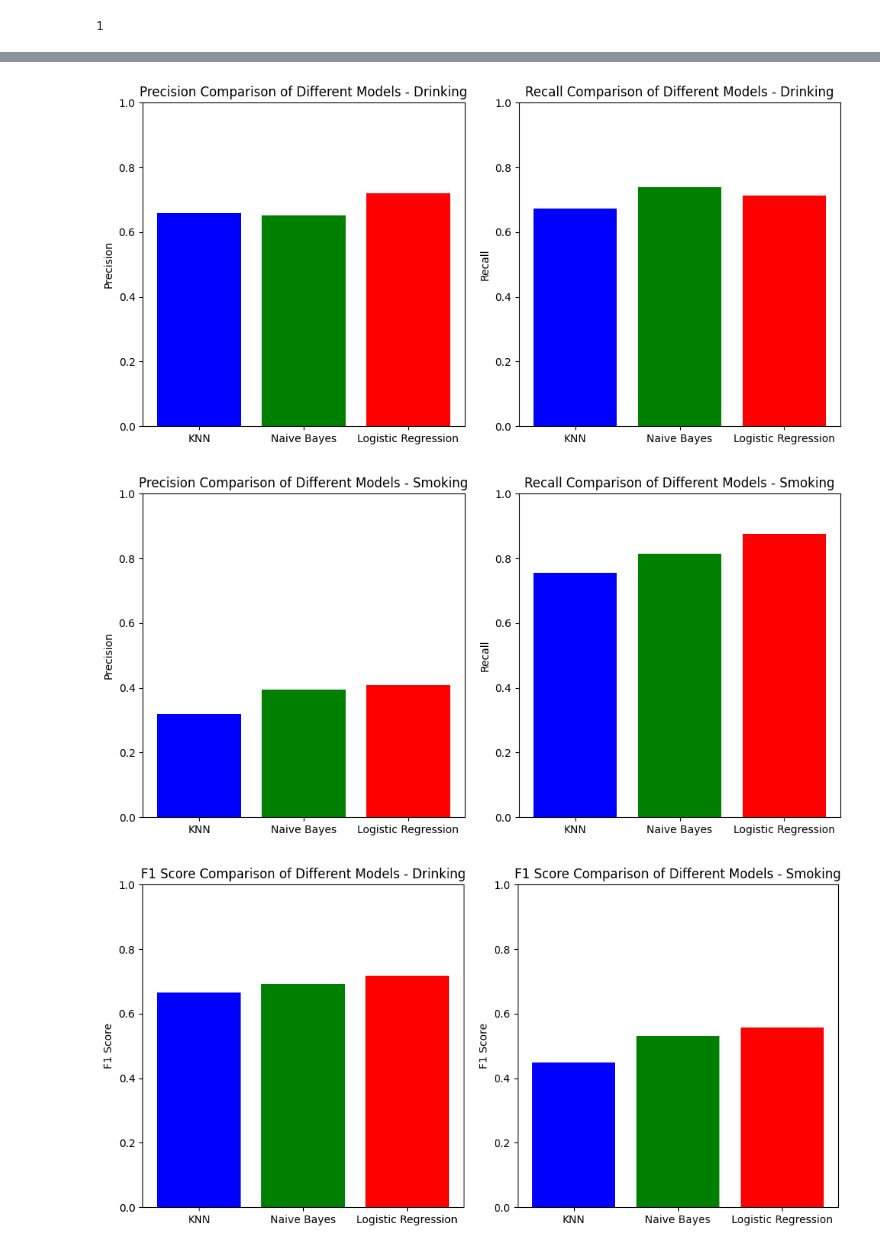
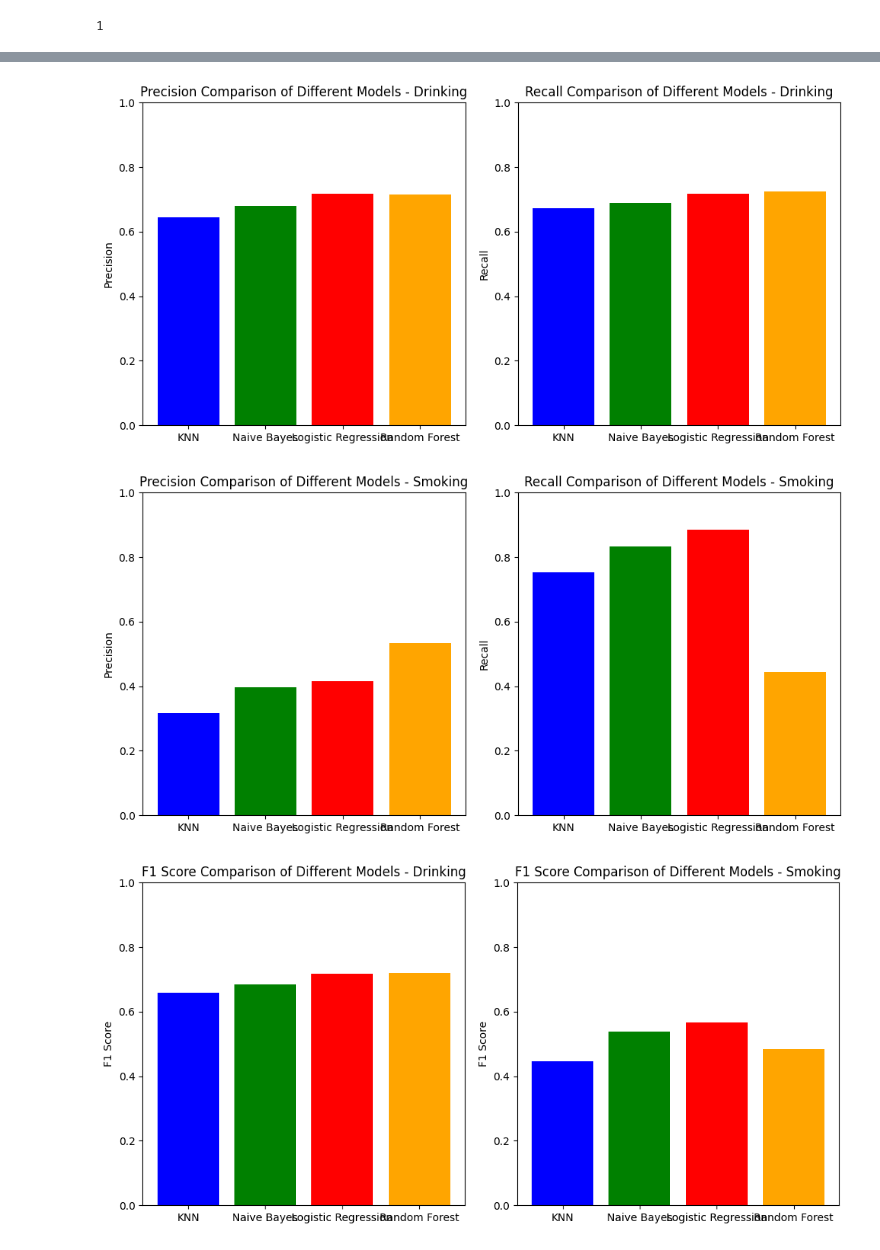
Before and after one commit to k-m-abrar-ahsan/Smoking-and-Drinking-Dataset-with-body-signal, a Jupyter notebook: main.ipynb, the cells around one changed output, grey strips where cells are left out. Drawn from its saved outputs; the diff is of its cells as text; code cells hidden in the pictures.

```diff
--- a/main.ipynb
+++ b/main.ipynb
@@ -13,5 +14,5 @@ from sklearn.metrics import accuracy_score, precision_score, recall_score, f1_sc
 # %%
-df = pd.read_csv('/content/smoking_driking_dataset_Ver01.csv')
+df = pd.read_csv('/content/smoking_driking_dataset_Ver01 (2) (1).csv')
 df.head()
 # %% [output]
 |  | sex | age | height | weight | waistline | sight_left | sight_right | hear_left | hear_right | ... |
@@ -428,3 +478,3 @@ weighted avg       0.83      0.70      0.73     54080
 # %%
-models = ['KNN',  'Naive Bayes',  'Logistic Regression']
+models = ['KNN',  'Naive Bayes',  'Logistic Regression','Random Forest']
 # %%
@@ -463,46 +513,52 @@ logreg_recall_1 = recall_score(y_drink_test, logreg_pred_drink)
 logreg_precision_2 = precision_score(y_smoke_test, logreg_pred_smoke)
 logreg_recall_2 = recall_score(y_smoke_test, logreg_pred_smoke)
 
-precisions_1 = [knn_precision_1,  nb_precision_1, logreg_precision_1 ]
-recalls_1 = [ knn_recall_1,  nb_recall_1,  logreg_recall_1]
-precisions_2 = [knn_precision_2,  nb_precision_2, logreg_precision_2 ]
-recalls_2 = [ knn_recall_2,  nb_recall_2,  logreg_recall_2]
+rf_precision_1= precision_score(y_drink_test, rf_pred_drink)
+rf_recall_1 = recall_score(y_drink_test, rf_pred_drink)
+
+rf_precision_2= precision_score(y_smoke_test, rf_pred_smoke)
+rf_recall_2 = recall_score(y_smoke_test, rf_pred_smoke)
+
+precisions_1 = [knn_precision_1,  nb_precision_1, logreg_precision_1, rf_precision_1]
+recalls_1 = [ knn_recall_1,  nb_recall_1,  logreg_recall_1, rf_recall_1]
+precisions_2 = [knn_precision_2,  nb_precision_2, logreg_precision_2, rf_precision_2 ]
+recalls_2 = [ knn_recall_2,  nb_recall_2,  logreg_recall_2, rf_recall_2]
 
 
 
 
 fig, (ax1, ax2) = plt.subplots(1, 2, figsize=(10, 5))
 
-ax1.bar(models, precisions_1, color=['blue', 'green', 'red'])
+ax1.bar(models, precisions_1, color=['blue', 'green', 'red','orange'])
 ax1.set_ylim(0, 1)
 ax1.set_ylabel('Precision')
 ax1.set_title('Precision Comparison of Different Models - Drinking')
 
-ax2.bar(models, recalls_1, color=['blue', 'green', 'red'])
+ax2.bar(models, recalls_1, color=['blue', 'green', 'red','orange'])
 ax2.set_ylim(0, 1)
 ax2.set_ylabel('Recall')
 ax2.set_title('Recall Comparison of Different Models - Drinking')
 
 plt.tight_layout()
 plt.show()
 
 fig, (ax1, ax2) = plt.subplots(1, 2, figsize=(10, 5))
 
-ax1.bar(models, precisions_2, color=['blue', 'green', 'red'])
+ax1.bar(models, precisions_2, color=['blue', 'green', 'red','orange'])
 ax1.set_ylim(0, 1)
 ax1.set_ylabel('Precision')
 ax1.set_title('Precision Comparison of Different Models - Smoking')
 
-ax2.bar(models, recalls_2, color=['blue', 'green', 'red'])
+ax2.bar(models, recalls_2, color=['blue', 'green', 'red','orange'])
 ax2.set_ylim(0, 1)
 ax2.set_ylabel('Recall')
 ax2.set_title('Recall Comparison of Different Models - Smoking')
 
 plt.tight_layout()
 plt.show()
 # %% [output]
-[figure, old version]
+[figure, new version]
-[figure, old version]
+[figure, new version]
 # %%
 knn_f1_score_1 = f1_score(y_drink_test, knn_pred_drink)
 
@@ -516,16 +572,20 @@ logreg_f1_score_1 = f1_score(y_drink_test, logreg_pred_drink)
 
 logreg_f1_score_2 = f1_score(y_smoke_test, logreg_pred_smoke)
 
-f1_score_1 = [knn_f1_score_1,  nb_f1_score_1, logreg_f1_score_1 ]
-f1_score_2 = [knn_f1_score_2,  nb_f1_score_2, logreg_f1_score_2 ]
+rf_f1_score_1 = f1_score(y_drink_test, rf_pred_drink)
+
+rf_f1_score_2 = f1_score(y_smoke_test, rf_pred_smoke)
+
+f1_score_1 = [knn_f1_score_1,  nb_f1_score_1, logreg_f1_score_1, rf_f1_score_1  ]
+f1_score_2 = [knn_f1_score_2,  nb_f1_score_2, logreg_f1_score_2, rf_f1_score_2]
 
 fig, (ax1, ax2) = plt.subplots(1, 2, figsize=(10, 5))
-ax1.bar(models, f1_score_1, color=['blue', 'green', 'red'])
+ax1.bar(models, f1_score_1, color=['blue', 'green', 'red',"orange"])
 ax1.set_ylim(0, 1)
 ax1.set_ylabel('F1 Score')
 ax1.set_title('F1 Score Comparison of Different Models - Drinking')
 
-ax2.bar(models, f1_score_2, color=['blue', 'green', 'red'])
+ax2.bar(models, f1_score_2, color=['blue', 'green', 'red', 'orange'])
 ax2.set_ylim(0, 1)
 ax2.set_ylabel('F1 Score')
 ax2.set_title('F1 Score Comparison of Different Models - Smoking')
@@ -533,5 +593,5 @@ ax2.set_title('F1 Score Comparison of Different Models - Smoking')
 plt.tight_layout()
 plt.show()
 # %% [output]
-[figure, old version]
+[figure, new version]
 # %%
```
Also changed, not shown: parts of 21 cells of this notebook.
